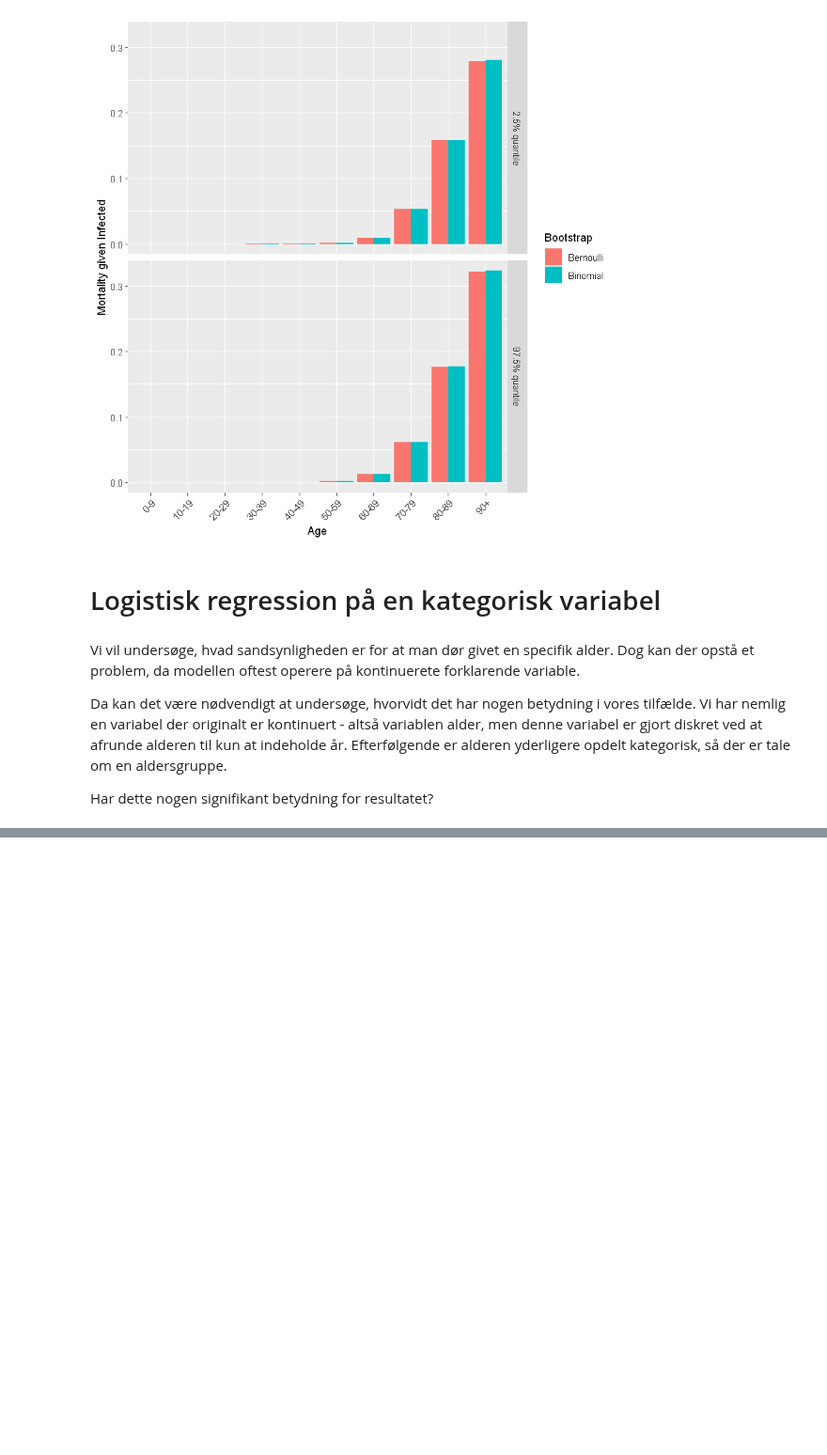
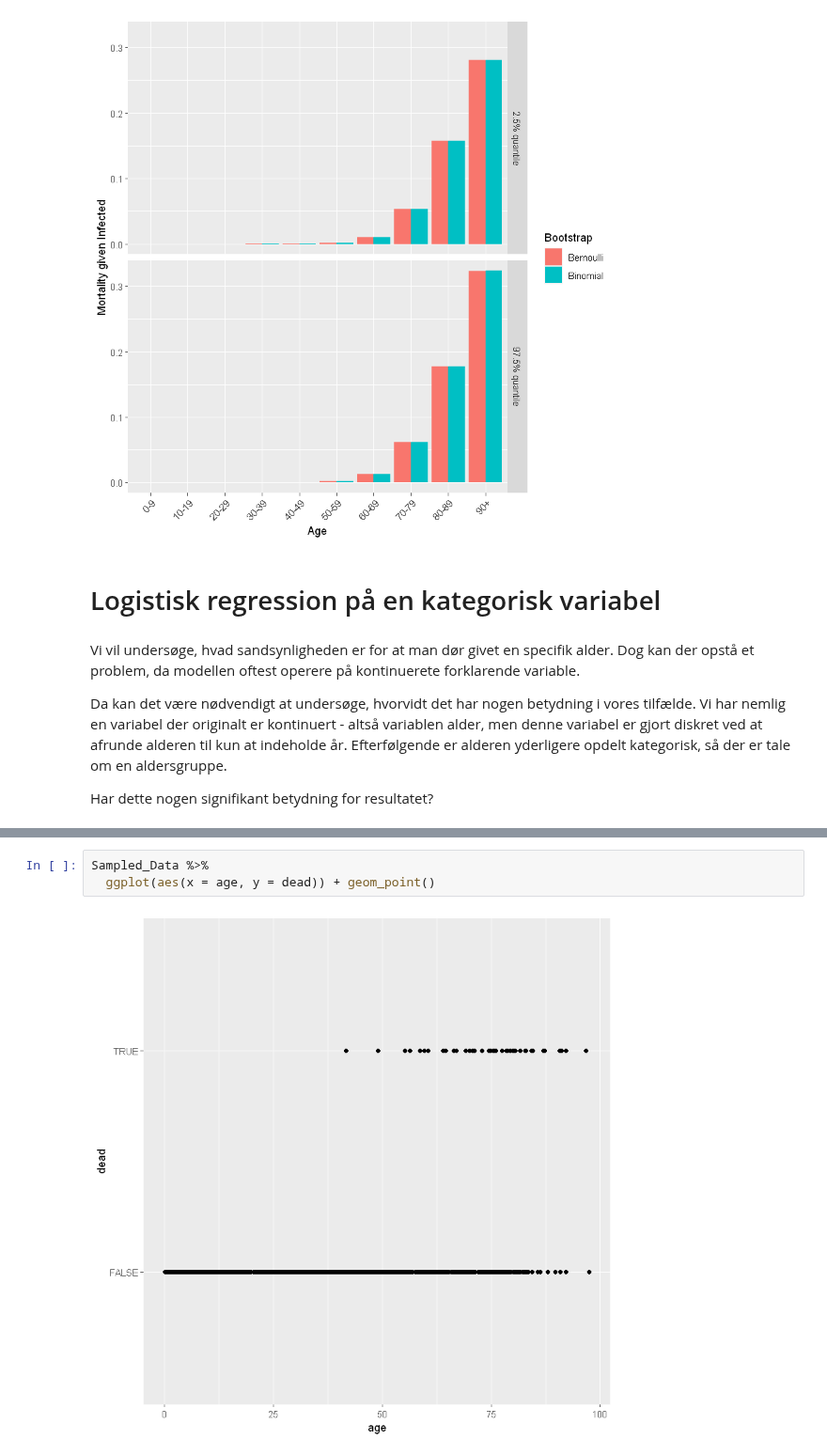
Before and after one commit to kent1325/P2-Covid_19-Mortality, a Jupyter notebook: Bootstrapping.ipynb, the cells around one changed output, grey strips where cells are left out. Shown at 94% size. Saved outputs shown, nothing was run; the diff lists cells and outputs as text; blank space fills up the shorter version.

```diff
--- a/Bootstrapping.ipynb
+++ b/Bootstrapping.ipynb
@@ -249,0 +212,5 @@ hist(trunc_sample_data)
+# %%
+Sampled_Data %>%
+  ggplot(aes(x = age, y = dead)) + geom_point()
+# %% [output]
+[figure, added]
```
Also changed, not shown: parts of 29 cells of this notebook.
